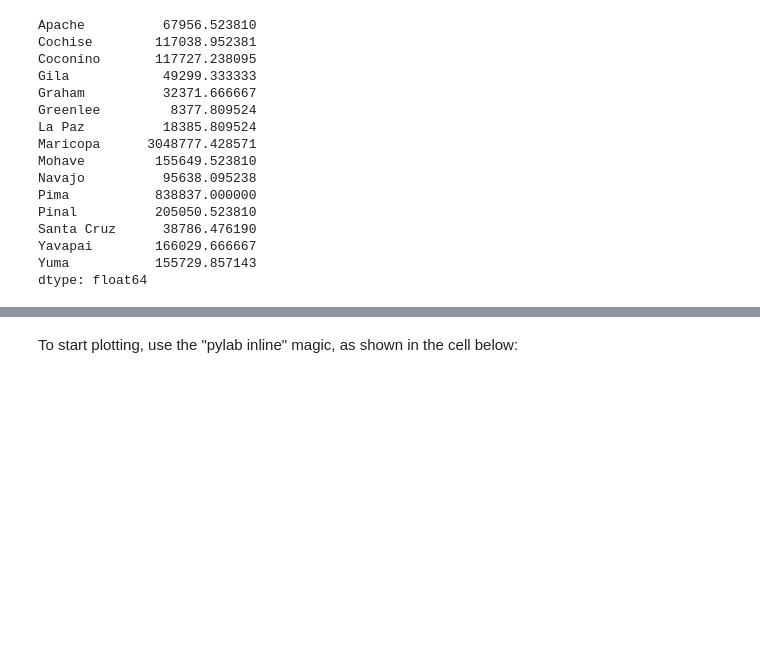
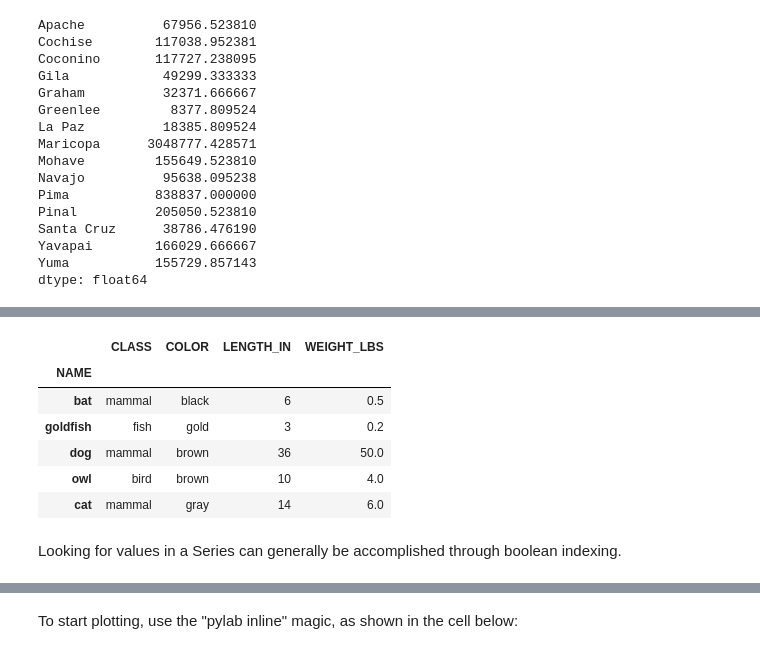
Before and after one commit to mdbartos/rinina_school, a Jupyter notebook: lessons/Lesson 03 | Basic excel-like operations.ipynb, the cells around one changed output, grey strips where cells are left out. Drawn from its saved outputs; the diff is of its cells as text; code cells hidden in the pictures; blank space fills up the shorter version.

```diff
--- a/lessons/Lesson 03 | Basic excel-like operations.ipynb
+++ b/lessons/Lesson 03 | Basic excel-like operations.ipynb
@@ -322,0 +365,22 @@ dtype: float64
+# %%
+animal_d = {
+    'NAME' : ['bat', 'goldfish', 'dog', 'owl', 'cat'],
+    'CLASS' : ['mammal', 'fish', 'mammal', 'bird', 'mammal'],
+    'WEIGHT_LBS' : [0.5, 0.2, 50, 4, 6],
+    'COLOR' : ['black', 'gold', 'brown', 'brown', 'gray'],
+    'LENGTH_IN' : [6, 3, 36, 10, 14]
+    }
+
+animal_df = pd.DataFrame.from_dict(animal_d).set_index('NAME')
+
+animal_df
+# %% [output]
+|  | CLASS | COLOR | LENGTH_IN | WEIGHT_LBS |
+| NAME |  |  |  |  |
+| bat | mammal | black | 6 | 0.5 |
+| goldfish | fish | gold | 3 | 0.2 |
+| dog | mammal | brown | 36 | 50.0 |
+| owl | bird | brown | 10 | 4.0 |
+| cat | mammal | gray | 14 | 6.0 |
+# %% [markdown]
+Looking for values in a Series can generally be accomplished through boolean indexing.
```
Also changed, not shown: parts of 50 cells of this notebook, 1 other file.
